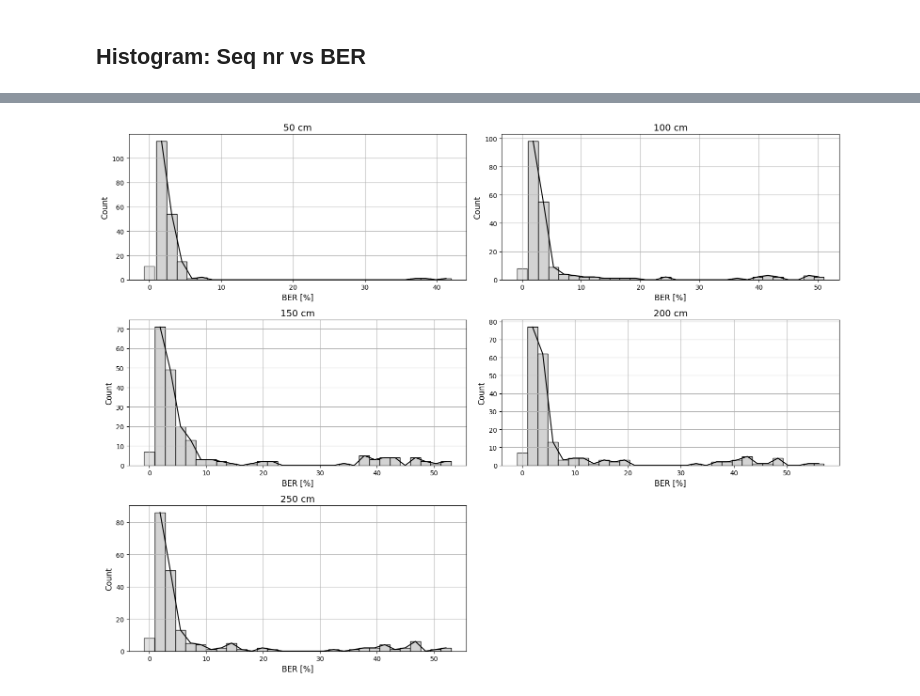
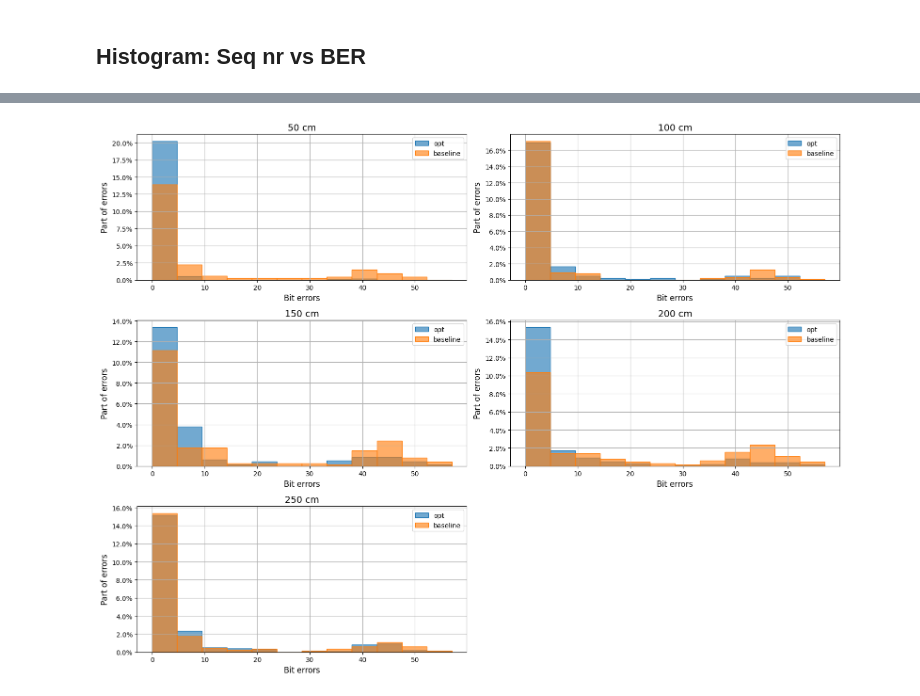
Before and after one commit to tuvabjornberg/wcnes-project2026-group10, a Jupyter notebook: stats/packetindex-BER.ipynb, the cells around one changed output, grey strips where cells are left out. Cells and saved outputs as stored; diff of their text form; code cells hidden in the pictures.

Commit message:
New comp diagram

```diff
--- a/stats/packetindex-BER.ipynb
+++ b/stats/packetindex-BER.ipynb
@@ -3,6 +3,7 @@ import matplotlib.pyplot as plt
 from functions import * # import functions from the .py file
 
 from pylab import rcParams
+from itertools import cycle
 rcParams["figure.figsize"] = 16, 4
 
 PAYLOADSIZE = 14
@@ -20,11 +21,11 @@ MAX_SEQ = 256 # (decimal) maximum seq number defined by the length of the seq, t
 #     250: "baseline-exp3-range/baseline3-range-r4,5m-t100cm",
 # }
 files = {
-    50:  "opt1-reliability/opt1-reliability-50cm",
-    100: "opt1-reliability/opt1-reliability-100cm",
-    150: "opt1-reliability/opt1-reliability-150cm",
-    200: "opt1-reliability/opt1-reliability-200cm",
-    250: "opt1-reliability/opt1-reliability-250cm",
+    50:  "./opt1-reliability-50cm",
+    100: "./opt1-reliability-100cm",
+    150: "./opt1-reliability-150cm",
+    200: "./opt1-reliability-200cm",
+    250: "./opt1-reliability-250cm",
 }
 # %% [markdown]
 ## Scatter: Seq nr vs BER
@@ -77,40 +61,51 @@ expected: 1c 15 25 d3 22 b3 13 98 29 3a 1b ad
 # %% [markdown]
 ## Histogram: Seq nr vs BER
 # %%
+from matplotlib.ticker import PercentFormatter
+
+
+cmp_files = [
+    (50,"./baseline2-50cm",  "./opt1-reliability-50cm", ),
+    (100,"./baseline2-100cm", "./opt1-reliability-100cm",),
+    (150,"./baseline2-150cm", "./opt1-reliability-150cm",),
+    (200,"./baseline2-200cm", "./opt1-reliability-200cm",),
+    (250,"./baseline2-250cm", "./opt1-reliability-250cm",),
+]
 fig, axes = plt.subplots(3, 2, figsize=(16, 12))
 axes = axes.flatten()
-
-for ax, (dist, filename) in zip(axes, files.items()):
+def read_clean(filename:str,bytes:int,hamming_r):
     df = readfile("./" + filename + ".csv")
-
-    test = df[df.payload.apply(lambda x: len(x)==((24)*3-1))]
+    test = df[df.payload.apply(lambda x: len(x)==((bytes)*3-1))]
     test.reset_index(inplace=True)
 
-    ber_values = [
-        compute_ber_packet(row, PACKET_LEN=NUM_16RND*2, hamming_r=3)[0]
+    err_count_values = [
+        compute_ber_packet(row, PACKET_LEN=NUM_16RND*2, hamming_r=hamming_r)[0]
         for _, row in test.iterrows()
     ]
+    return err_count_values
 
-    zeros = sum(1 for v in ber_values if v == 0)
-    nonzero = [v for v in ber_values if v > 0]
+data = [(dist, read_clean(baseline, 14, 0), read_clean(opt, 24, 3)) for (dist, baseline, opt) in cmp_files]
 
-    # plot histogram of nonzero values
-    counts, bins, _ = ax.hist(nonzero, bins=29, color='lightgray', edgecolor='black')
+baseline_all = np.concatenate([baseline for _, baseline, _ in data])
+opt_all      = np.concatenate([opt for _, _, opt in data])
+all_data = np.concatenate([baseline_all, opt_all])
+bins = np.histogram_bin_edges(all_data, bins='sturges')
 
-    # manually add zero bin
-    ax.bar(0, zeros, width=bins[1]-bins[0], color='lightgray', edgecolor='black', alpha=0.7)
-
-    # Line on top (normalized or raw counts)
-    bin_centers = (bins[:-1] + bins[1:]) / 2
-    ax.plot(bin_centers, counts, color='black', linewidth=1.5)
+for ax, (dist, baseline, opt) in zip(axes, data):
+    color_cycle = cycle(rcParams["axes.prop_cycle"].by_key()["color"])
+    color = next(color_cycle)
+    ax.hist(opt, bins=bins, label = "opt",   color= color, fc= color + 'A0', ec=color, density=True)
+    color = next(color_cycle)
+    ax.hist(baseline, bins=bins, label = "baseline",  color= color, fc= color + 'A0', ec=color, density=True)
 
     ax.set_title(f"{dist} cm", fontsize=14)
-    ax.set_xlabel("BER [%]", fontsize=12)
-    ax.set_ylabel("Count", fontsize=12)
+    ax.yaxis.set_major_formatter(PercentFormatter(1))
+    ax.set_xlabel("Bit errors", fontsize=12)
+    ax.set_ylabel("Part of errors", fontsize=12)
     ax.grid(True)
-
+    ax.legend()
 # remove unused subplot...
-for i in range(len(files), len(axes)):
+for i in range(len(cmp_files), len(axes)):
     axes[i].axis('off')
 
 plt.tight_layout()
@@ -136 +114 @@ expected: 1c 15 25 d3 22 b3 13 98 29 3a 1b ad
-[figure, old version]
+[figure, new version]
```
Also changed, not shown: parts of 2 cells of this notebook.
